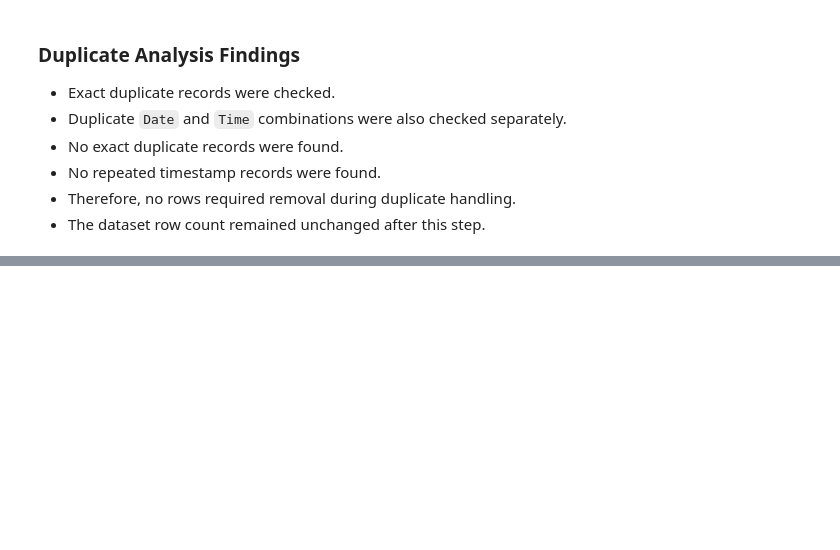
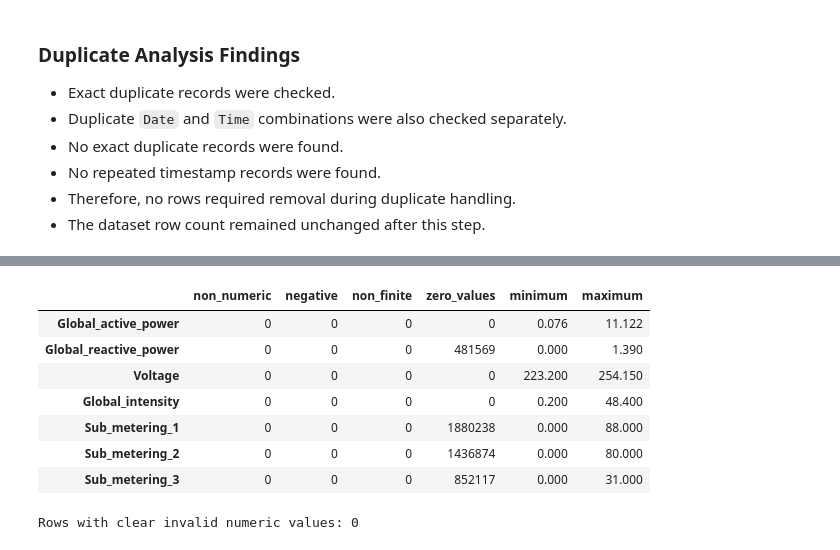
Before and after one commit to NimaniThathsarani/Smart-Energy-Consumption-Prediction-System, a Jupyter notebook: notebooks/02_data_cleaning.ipynb, the cells around one changed output, grey strips where cells are left out. Drawn from its saved outputs; the diff is of its cells as text; code cells hidden in the pictures; blank space fills up the shorter version.

Commit message:
Validate measurement values and data consistency

```diff
--- a/notebooks/02_data_cleaning.ipynb
+++ b/notebooks/02_data_cleaning.ipynb
@@ -509,0 +616,11 @@ Remaining duplicate timestamps: 0
+# %%
+# Count zero values without treating them as invalid
+zero_summary = pd.Series(
+    {
+        column: (df_clean[column] == 0).sum()
+        for column in measurement_cols
+    },
+    name="zero_values"
+)
+
+zero_summary
@@ -509,0 +653,15 @@ Remaining duplicate timestamps: 0
+# %%
+# Count non-finite values in measurement columns
+non_finite_summary = pd.Series(
+    {
+        column: (
+            ~np.isfinite(
+                df_clean[column].dropna()
+            )
+        ).sum()
+        for column in measurement_cols
+    },
+    name="non_finite_values"
+)
+
+non_finite_summary
@@ -509,0 +677,39 @@ Remaining duplicate timestamps: 0
+# %%
+# Combine invalid-value checks into one table
+invalid_value_summary = pd.DataFrame({
+    "non_numeric": pd.Series(non_numeric_summary),
+    "negative": negative_summary,
+    "non_finite": non_finite_summary,
+    "zero_values": zero_summary,
+    "minimum": df_clean[measurement_cols].min(),
+    "maximum": df_clean[measurement_cols].max()
+})
+
+invalid_value_summary
+# %% [output]
+|  | non_numeric | negative | non_finite | zero_values | minimum | maximum |
+| Global_active_power | 0 | 0 | 0 | 0 | 0.076 | 11.122 |
+| Global_reactive_power | 0 | 0 | 0 | 481569 | 0.000 | 1.390 |
+| Voltage | 0 | 0 | 0 | 0 | 223.200 | 254.150 |
+| Global_intensity | 0 | 0 | 0 | 0 | 0.200 | 48.400 |
+| Sub_metering_1 | 0 | 0 | 0 | 1880238 | 0.000 | 88.000 |
+| Sub_metering_2 | 0 | 0 | 0 | 1436874 | 0.000 | 80.000 |
+| Sub_metering_3 | 0 | 0 | 0 | 852117 | 0.000 | 31.000 |
+# %%
+# Identify rows containing clear numeric invalidities
+clear_invalid_mask = pd.Series(
+    False,
+    index=df_clean.index
+)
+
+for column in measurement_cols:
+    clear_invalid_mask |= np.isinf(
+        df_clean[column].fillna(0)
+    )
+
+print(
+    "Rows with clear invalid numeric values:",
+    clear_invalid_mask.sum()
+)
+# %% [output]
+Rows with clear invalid numeric values: 0
```
Also changed, not shown: parts of 11 cells of this notebook.
